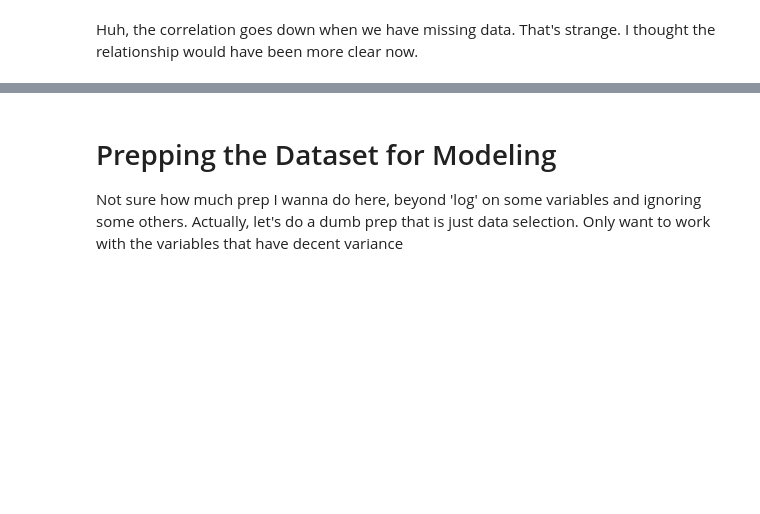
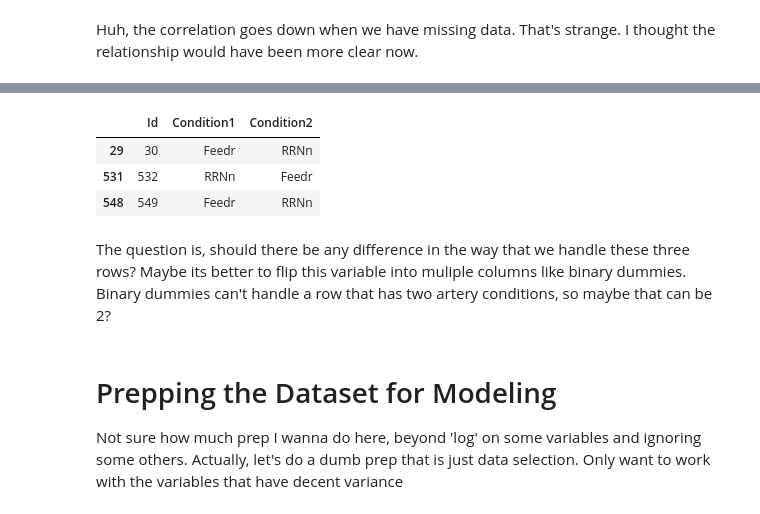
Before and after one commit to brendancopps7/Kaggle-House-Pricing, a Jupyter notebook: house-price-competition.ipynb, the cells around one changed output, grey strips where cells are left out. Drawn from its saved outputs; the diff is of its cells as text; code cells hidden in the pictures; blank space fills up the shorter version.

```diff
--- a/house-price-competition.ipynb
+++ b/house-price-competition.ipynb
@@ -239,3 +313,13 @@ Huh, the correlation goes down when we have missing data. That's strange. I thou
+# %%
+temp_df = train[((train.Condition1 == "Feedr") & (train.Condition2 == "RRNn")) | ((train.Condition1 == "RRNn") & (train.Condition2 == "Feedr"))]
+temp_df[["Id", "Condition1", "Condition2"]]
+# %% [output]
+|  | Id | Condition1 | Condition2 |
+| 29 | 30 | Feedr | RRNn |
+| 531 | 532 | RRNn | Feedr |
+| 548 | 549 | Feedr | RRNn |
+# %% [markdown]
+The question is, should there be any difference in the way that we handle these three rows? Maybe its better to flip this variable into muliple columns like binary dummies. Binary dummies can't handle a row that has two artery conditions, so maybe that can be 2?
 # %% [markdown]
 # Prepping the Dataset for Modeling
 Not sure how much prep I wanna do here, beyond 'log' on some variables and ignoring some others.
```
Also changed, not shown: parts of 14 cells of this notebook.
